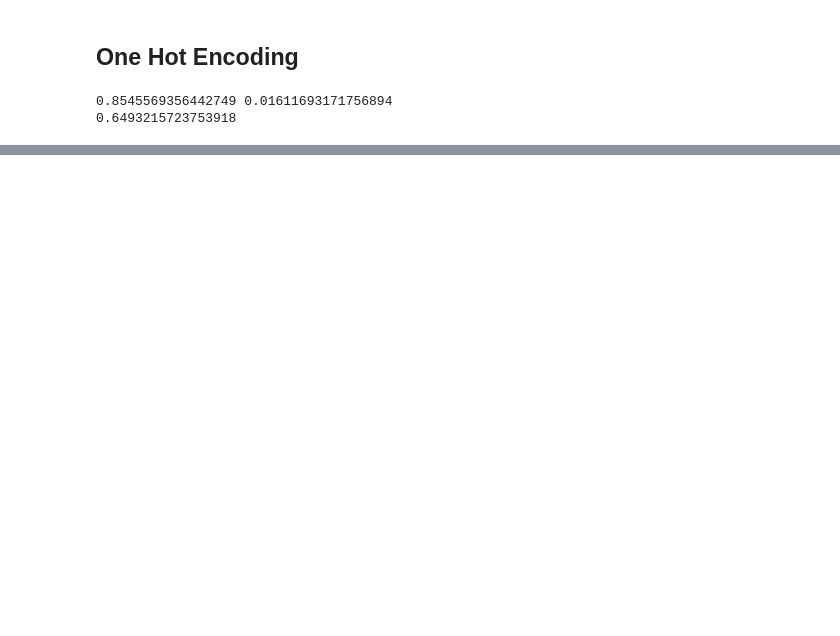
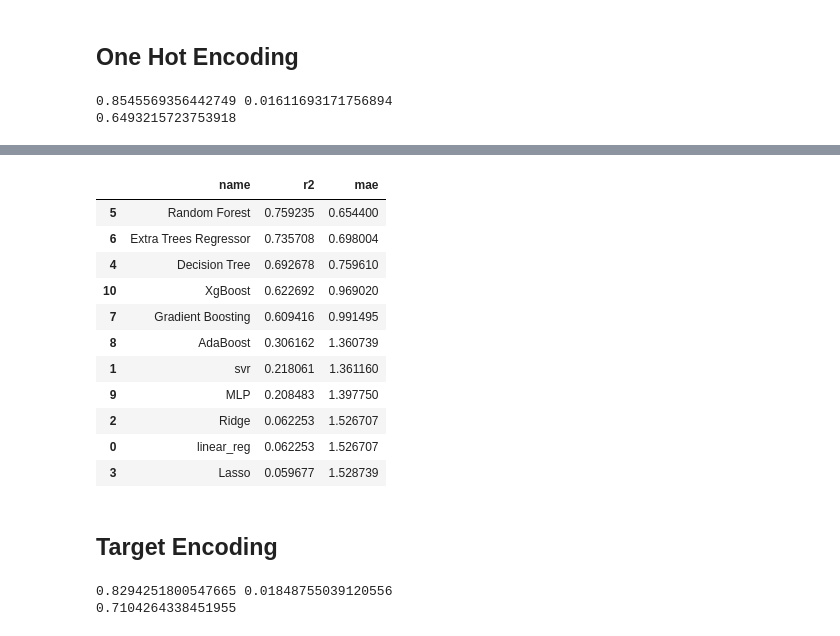
Before and after one commit to mdakram2001/Real-Housing-AI, a Jupyter notebook: model_selection.ipynb, the cells around one changed output, grey strips where cells are left out. Saved outputs shown, nothing was run; the diff lists cells and outputs as text; code cells hidden in the pictures; blank space fills up the shorter version.

```diff
--- a/model_selection.ipynb
+++ b/model_selection.ipynb
@@ -190,0 +291,37 @@ model_df.sort_values(by='mae')
+# %%
+
+model_dict = {
+    'linear_reg':LinearRegression(),
+    'svr':SVR(),
+    'Ridge':Ridge(),
+    'Lasso':Lasso(),
+    'Decision Tree':DecisionTreeRegressor(),
+    'Random Forest':RandomForestRegressor(),
+    'Extra Trees Regressor':ExtraTreesRegressor(),
+    'Gradient Boosting':GradientBoostingRegressor(),
+    'AdaBoost':AdaBoostRegressor(),
+    'MLP':MLPRegressor(),
+    "XgBoost":XGBRegressor()
+}
+# %%
+model_output = []
+for name, model in model_dict.items():
+    model_output.append(scorer(name,model))
+
+model_df = pd.DataFrame(model_output, columns=['name','r2','mae'])
+model_df.sort_values(by='mae')
+# %% [output]
+|  | name | r2 | mae |
+| 5 | Random Forest | 0.759235 | 0.654400 |
+| 6 | Extra Trees Regressor | 0.735708 | 0.698004 |
+| 4 | Decision Tree | 0.692678 | 0.759610 |
+| 10 | XgBoost | 0.622692 | 0.969020 |
+| 7 | Gradient Boosting | 0.609416 | 0.991495 |
+| 8 | AdaBoost | 0.306162 | 1.360739 |
+| 1 | svr | 0.218061 | 1.361160 |
+| 9 | MLP | 0.208483 | 1.397750 |
+| 2 | Ridge | 0.062253 | 1.526707 |
+| 0 | linear_reg | 0.062253 | 1.526707 |
+| 3 | Lasso | 0.059677 | 1.528739 |
+# %% [markdown]
+## Target Encoding
@@ -190,0 +347,13 @@ model_df.sort_values(by='mae')
+# %%
+kfold = KFold(n_splits=10, shuffle=True, random_state=42)
+scores = cross_val_score(pipeline, X, y_transformed, cv=kfold, scoring='r2')
+print(scores.mean(),scores.std())
+
+X_train, X_test, y_train, y_test = train_test_split(X, y_transformed, test_size=0.2, random_state=42)
+pipeline.fit(X_train,y_train)
+y_pred = pipeline.predict(X_test)
+y_pred = np.expm1(y_pred)
+print(mean_absolute_error(np.expm1(y_test), y_pred))
+# %% [output]
+0.8294251800547665 0.01848755039120556
+0.7104264338451955
```
Also changed, not shown: parts of 14 cells of this notebook, 3 other files.
